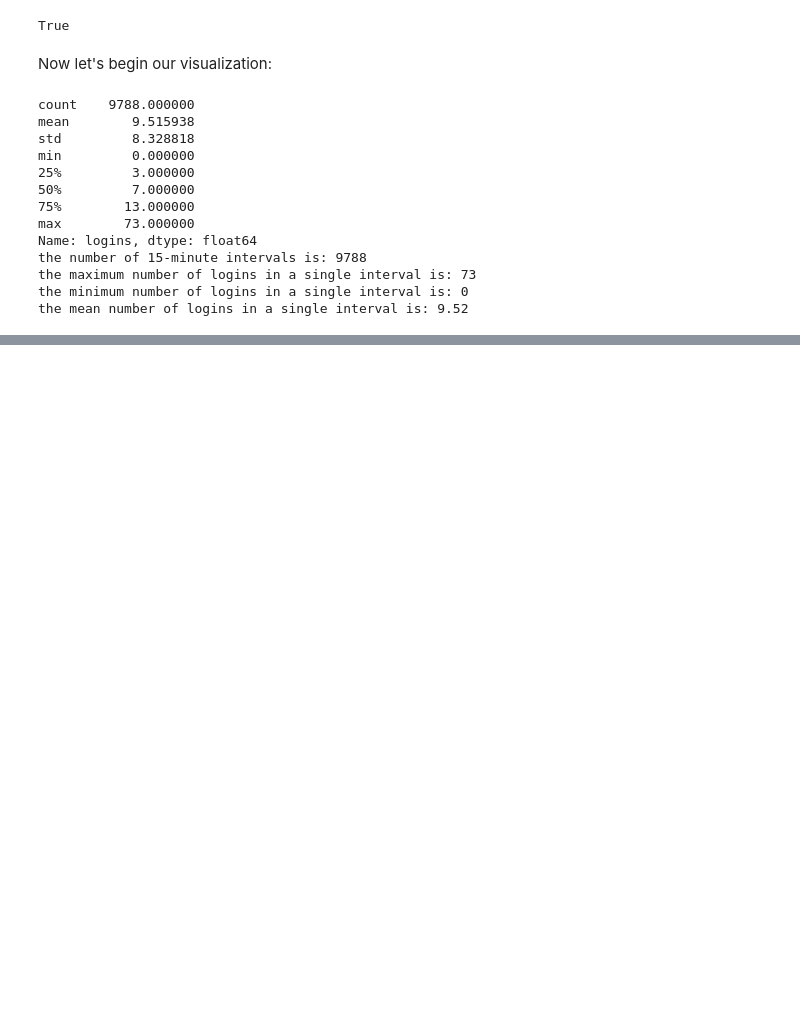
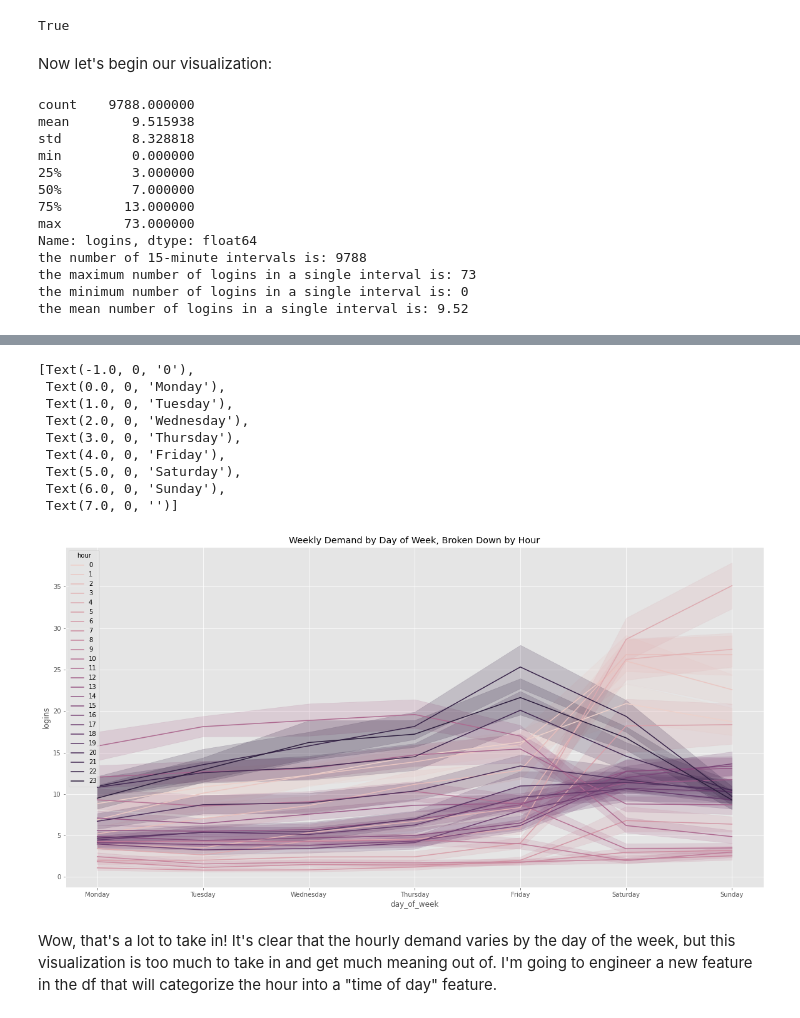
Before and after one commit to caitlinruble/Springboard, a Jupyter notebook: Assignments/ultimate_challenge/logins.ipynb, the cells around one changed output, grey strips where cells are left out. Saved outputs shown, nothing was run; the diff lists cells and outputs as text; code cells hidden in the pictures; blank space fills up the shorter version.

```diff
--- a/Assignments/ultimate_challenge/logins.ipynb
+++ b/Assignments/ultimate_challenge/logins.ipynb
@@ -154,0 +167,19 @@ ValueError: freq T not understood. Please report if you think this is in error.
+# %%
+#plot weekly rhythms broken down by hour
+plt.figure(figsize=(20,10))
+ax = sns.lineplot(data = q_hourly, x = 'day_of_week', y = 'logins', hue='hour', legend = 'full')
+ax.set_title('Weekly Demand by Day of Week, Broken Down by Hour')
+ax.set_xticklabels([0, 'Monday', 'Tuesday', 'Wednesday','Thursday', 'Friday', 'Saturday', 'Sunday'])
+# %% [output]
+[Text(-1.0, 0, '0'),
+ Text(0.0, 0, 'Monday'),
+ Text(1.0, 0, 'Tuesday'),
+ Text(2.0, 0, 'Wednesday'),
+ Text(3.0, 0, 'Thursday'),
+ Text(4.0, 0, 'Friday'),
+ Text(5.0, 0, 'Saturday'),
+ Text(6.0, 0, 'Sunday'),
+ Text(7.0, 0, '')]
+[figure, added]
+# %% [markdown]
+Wow, that's a lot to take in! It's clear that the hourly demand varies by the day of the week, but this visualization is too much to take in and get much meaning out of. I'm going to engineer a new feature in the df that will categorize the hour into a "time of day" feature.
```
Also changed, not shown: parts of 20 cells of this notebook, 1 other file.
